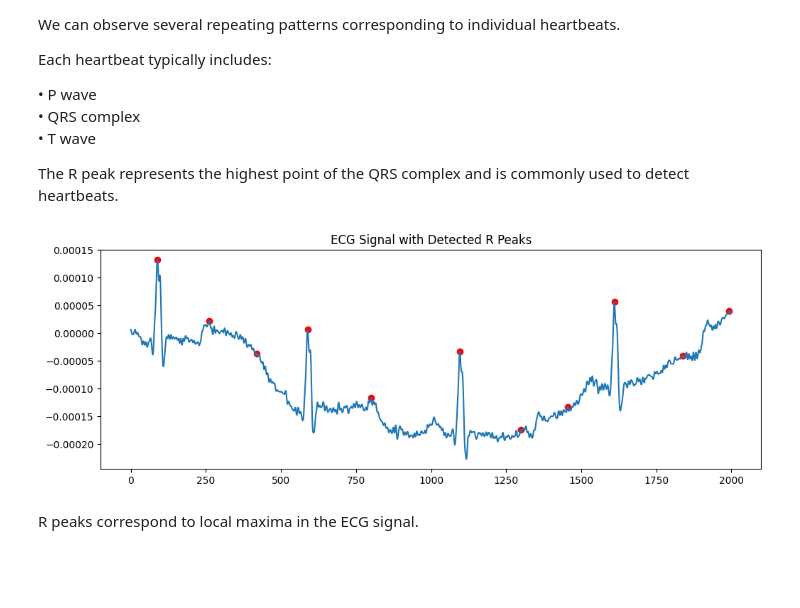
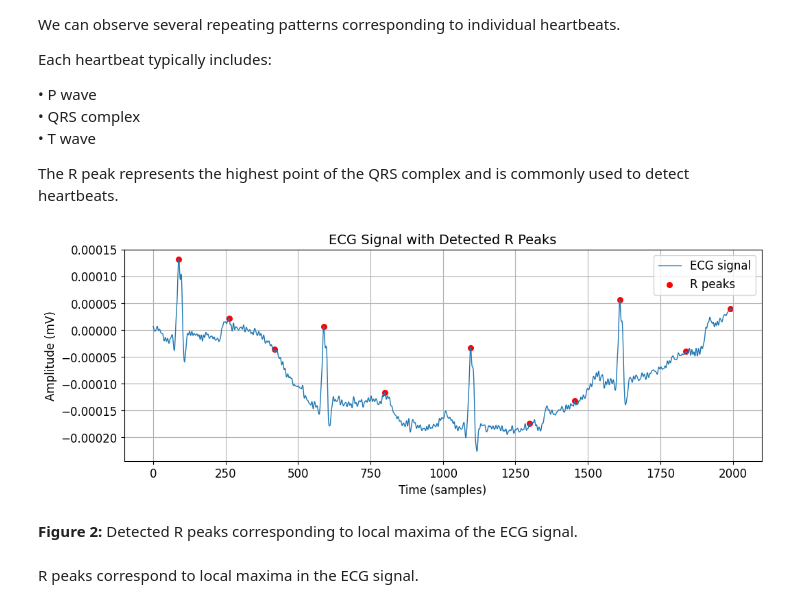
Before and after one commit to PlamenPlamenovStanchev/MathForDevs-Final-Project, a Jupyter notebook: ecg_analysis.ipynb, the cells around one changed output. Cells and saved outputs as stored; diff of their text form; code cells hidden in the pictures; blank space fills up the shorter version.

Commit message:
Refactoring the code and graphics

```diff
--- a/ecg_analysis.ipynb
+++ b/ecg_analysis.ipynb
@@ -156,13 +155,15 @@ Signal length: 300000
 # %%
-import matplotlib.pyplot as plt
-
-plt.figure(figsize=(12,4))
-
-plt.plot(signal[:2000])
-
-plt.title("ECG Signal Example")
+segment = signal[:2000]
+plt.figure()
+plt.plot(segment, linewidth=1)
+plt.title("ECG Signal Segment")
 plt.xlabel("Time (samples)")
-plt.ylabel("Amplitude")
+plt.ylabel("Amplitude (mV)")
+plt.rcParams["figure.figsize"] = (12,4)
+plt.rcParams["axes.grid"] = True
+plt.rcParams["font.size"] = 12
+plt.rcParams["axes.labelsize"] = 12
+plt.rcParams["axes.titlesize"] = 14
 
 plt.show()
 # %% [output]
@@ -190,19 +189,18 @@ signal = load_ecg_signal("data/r10.edf")
 peaks = detect_r_peaks(signal)
 # %%
 segment = signal[:2000]
-
 peaks = detect_r_peaks(segment)
-
-plt.figure(figsize=(12,4))
-
-plt.plot(segment)
-
-plt.scatter(peaks, segment[peaks], color="red")
-
+plt.figure()
+plt.plot(segment, label="ECG signal", linewidth=1)
+plt.scatter(peaks, segment[peaks], color="red", s=30, label="R peaks")
 plt.title("ECG Signal with Detected R Peaks")
-
+plt.xlabel("Time (samples)")
+plt.ylabel("Amplitude (mV)")
+plt.legend()
 plt.show()
 # %% [output]
-[figure, old version]
+[figure, new version]
+# %% [markdown]
+**Figure 2:** Detected R peaks corresponding to local maxima of the ECG signal.
 # %% [markdown]
 R peaks correspond to local maxima in the ECG signal.
```
Also changed, not shown: parts of 6 cells of this notebook.
